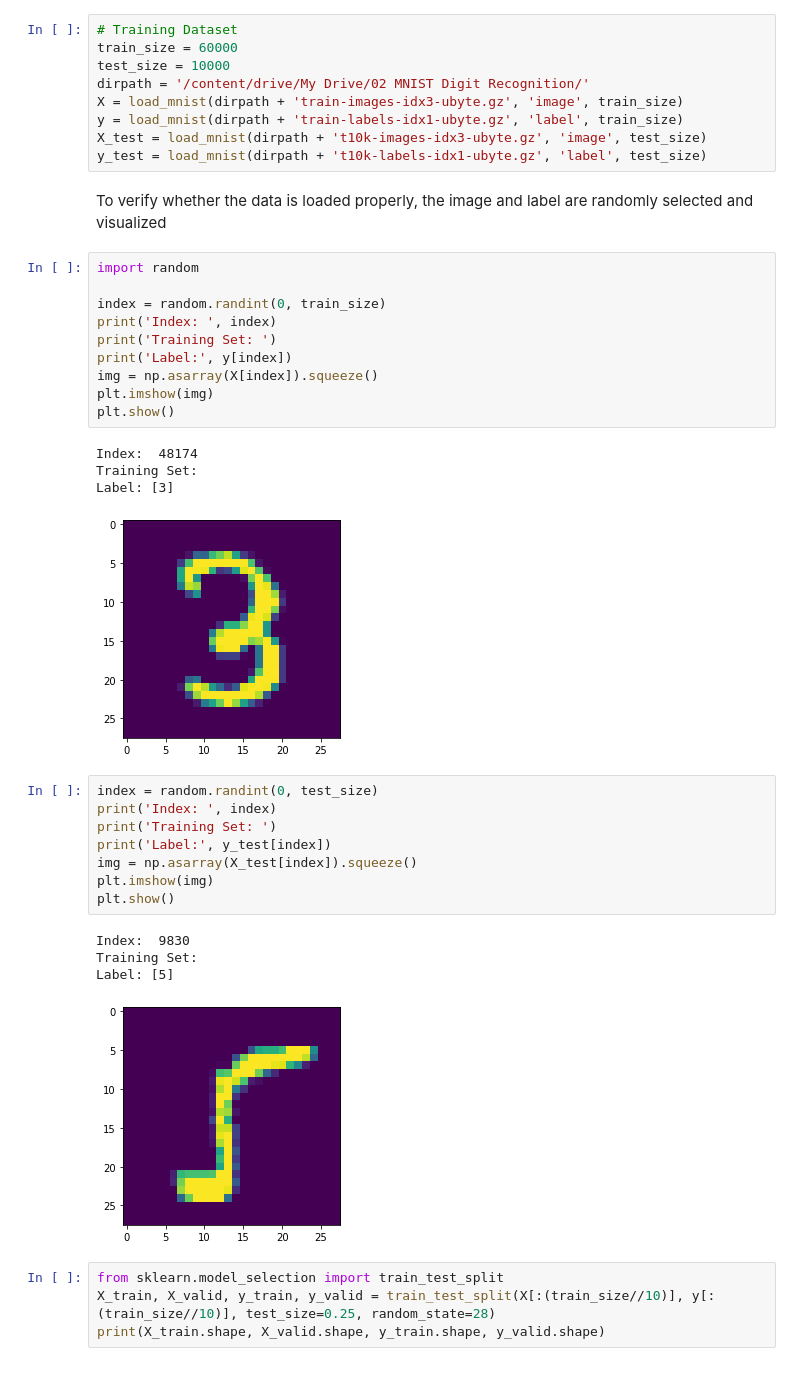
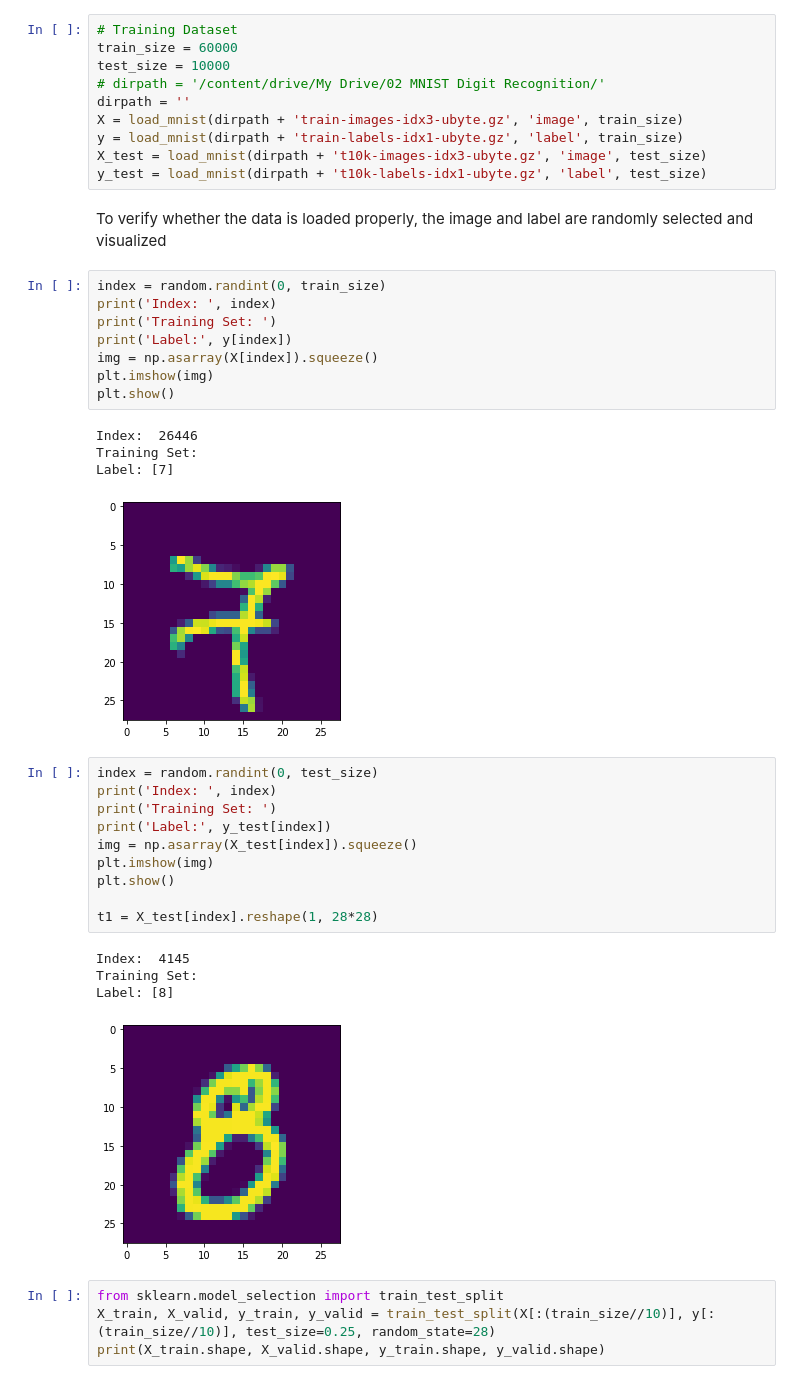
Before and after one commit to laxmena/100MLProjects, a Jupyter notebook: Project2 - Digit Recognition/MNIST_Digit_Recognition_KNN.ipynb, the cells around one changed output. Drawn from its saved outputs; the diff is of its cells as text.

```diff
--- a/Project2 - Digit Recognition/MNIST_Digit_Recognition_KNN.ipynb
+++ b/Project2 - Digit Recognition/MNIST_Digit_Recognition_KNN.ipynb
@@ -59,7 +61,8 @@ def load_mnist(filename, type, n_datapoints):
 # Training Dataset
 train_size = 60000
 test_size = 10000
-dirpath = '/content/drive/My Drive/02 MNIST Digit Recognition/'
+# dirpath = '/content/drive/My Drive/02 MNIST Digit Recognition/'
+dirpath = ''
 X = load_mnist(dirpath + 'train-images-idx3-ubyte.gz', 'image', train_size)
 y = load_mnist(dirpath + 'train-labels-idx1-ubyte.gz', 'label', train_size)
 X_test = load_mnist(dirpath + 't10k-images-idx3-ubyte.gz', 'image', test_size)
@@ -67,8 +70,6 @@ y_test = load_mnist(dirpath + 't10k-labels-idx1-ubyte.gz', 'label', test_size)
 # %% [markdown]
 To verify whether the data is loaded properly, the image and label are randomly selected and visualized
 # %%
-import random
-
 index = random.randint(0, train_size)
 print('Index: ', index)
 print('Training Set: ')
@@ -77,23 +78,25 @@ img = np.asarray(X[index]).squeeze()
 plt.imshow(img)
 plt.show()
 # %% [output]
-Index:  48174
+Index:  26446
 Training Set:
-Label: [3]
+Label: [7]
-[figure, old version]
+[figure, new version]
 # %%
 index = random.randint(0, test_size)
 print('Index: ', index)
 print('Training Set: ')
 print('Label:', y_test[index])
 img = np.asarray(X_test[index]).squeeze()
 plt.imshow(img)
 plt.show()
+
+t1 = X_test[index].reshape(1, 28*28)
 # %% [output]
-Index:  9830
+Index:  4145
 Training Set:
-Label: [5]
+Label: [8]
-[figure, old version]
+[figure, new version]
 # %%
 from sklearn.model_selection import train_test_split
 X_train, X_valid, y_train, y_valid = train_test_split(X[:(train_size//10)], y[:(train_size//10)], test_size=0.25, random_state=28)
```
Also changed, not shown: parts of 5 cells of this notebook, 4 other files.
